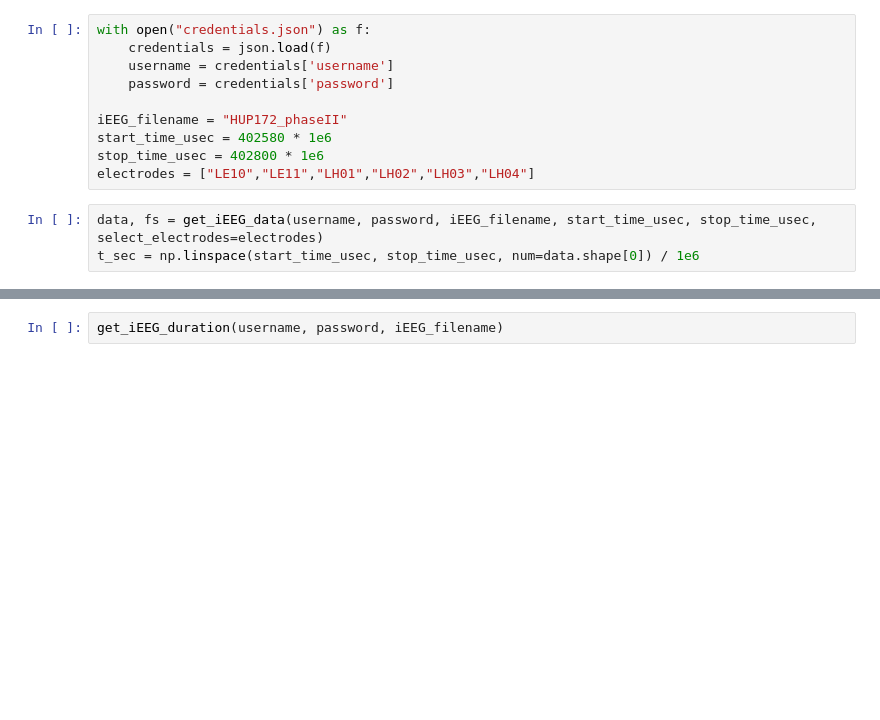
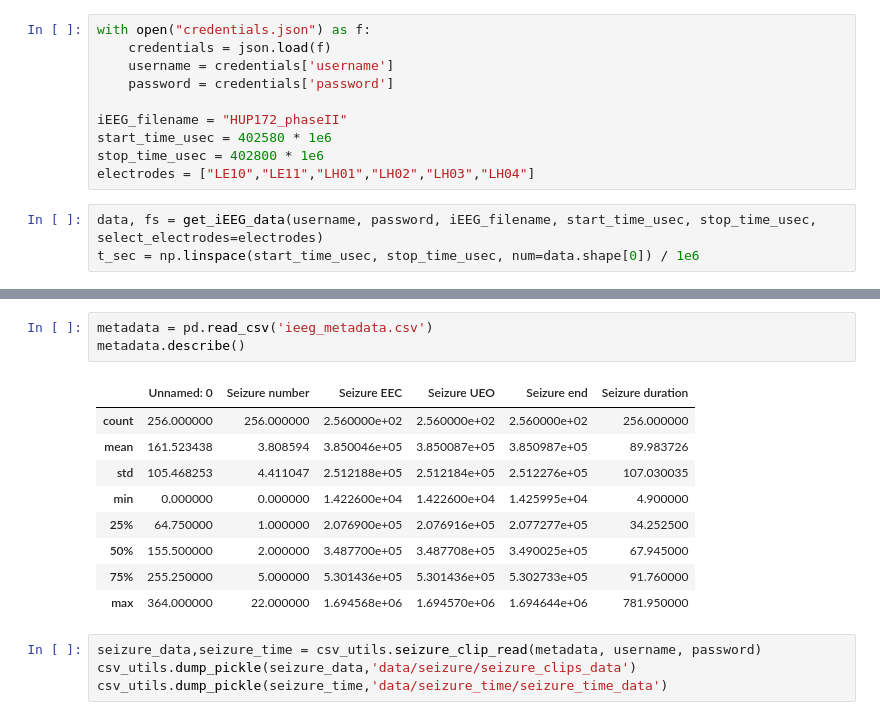
Before and after one commit to sirrus98/ieeg_toy_template, a Jupyter notebook: notebook.ipynb, the cells around one changed output, grey strips where cells are left out. Drawn from its saved outputs; the diff is of its cells as text; blank space fills up the shorter version.

```diff
--- a/notebook.ipynb
+++ b/notebook.ipynb
@@ -63,2 +62,17 @@ Text(0.5, 0, 'Clip Time (sec)')
-# %%
-get_iEEG_duration(username, password, iEEG_filename)
+# %%
+metadata = pd.read_csv('ieeg_metadata.csv')
+metadata.describe()
+# %% [output]
+|  | Unnamed: 0 | Seizure number | Seizure EEC | Seizure UEO | Seizure end | Seizure duration |
+| count | 256.000000 | 256.000000 | 2.560000e+02 | 2.560000e+02 | 2.560000e+02 | 256.000000 |
+| mean | 161.523438 | 3.808594 | 3.850046e+05 | 3.850087e+05 | 3.850987e+05 | 89.983726 |
+| std | 105.468253 | 4.411047 | 2.512188e+05 | 2.512184e+05 | 2.512276e+05 | 107.030035 |
+| min | 0.000000 | 0.000000 | 1.422600e+04 | 1.422600e+04 | 1.425995e+04 | 4.900000 |
+| 25% | 64.750000 | 1.000000 | 2.076900e+05 | 2.076916e+05 | 2.077277e+05 | 34.252500 |
+| 50% | 155.500000 | 2.000000 | 3.487700e+05 | 3.487708e+05 | 3.490025e+05 | 67.945000 |
+| 75% | 255.250000 | 5.000000 | 5.301436e+05 | 5.301436e+05 | 5.302733e+05 | 91.760000 |
+| max | 364.000000 | 22.000000 | 1.694568e+06 | 1.694570e+06 | 1.694644e+06 | 781.950000 |
+# %%
+seizure_data,seizure_time = csv_utils.seizure_clip_read(metadata, username, password)
+csv_utils.dump_pickle(seizure_data,'data/seizure/seizure_clips_data')
+csv_utils.dump_pickle(seizure_time,'data/seizure_time/seizure_time_data')
```
Also changed, not shown: parts of 7 cells of this notebook, 6 other files.
